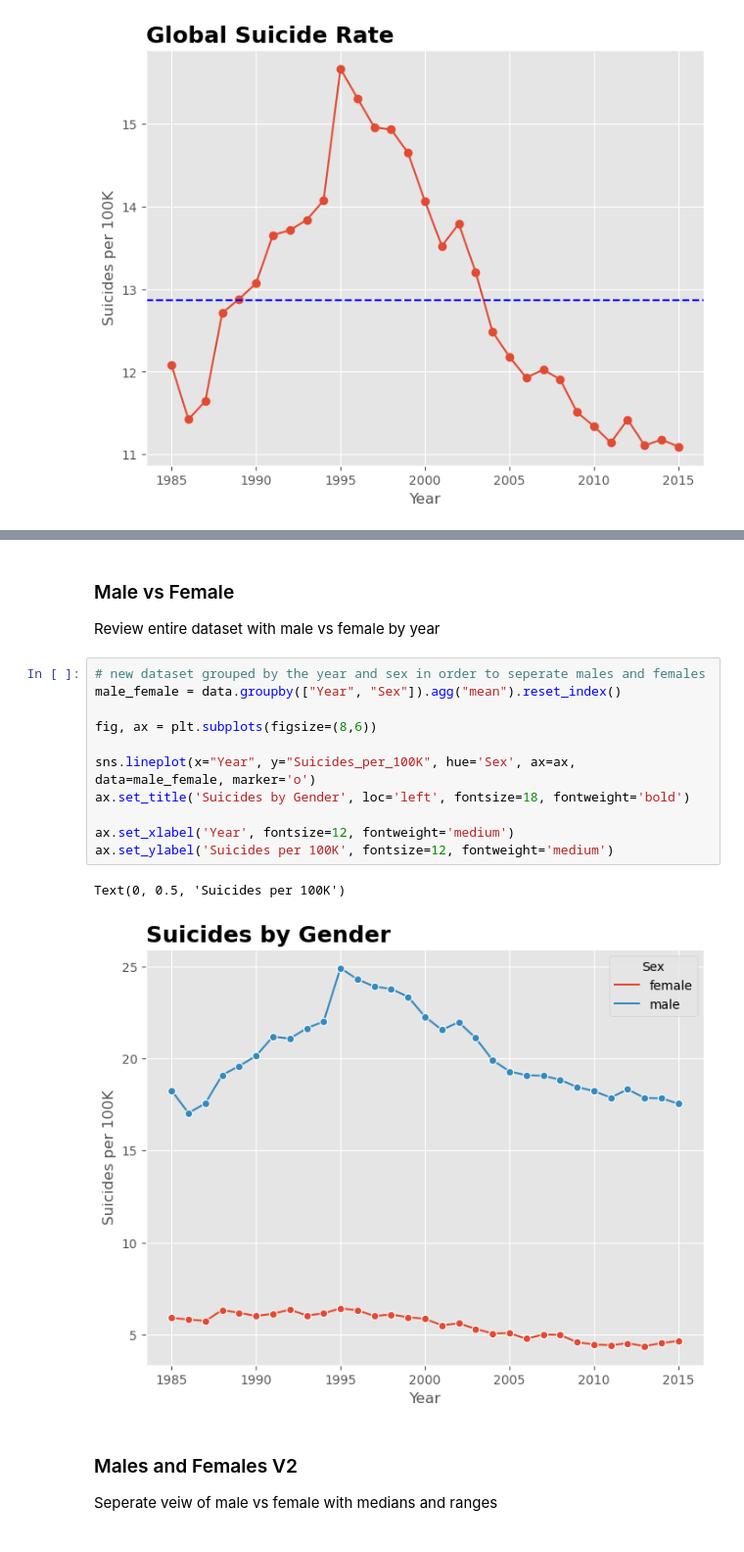
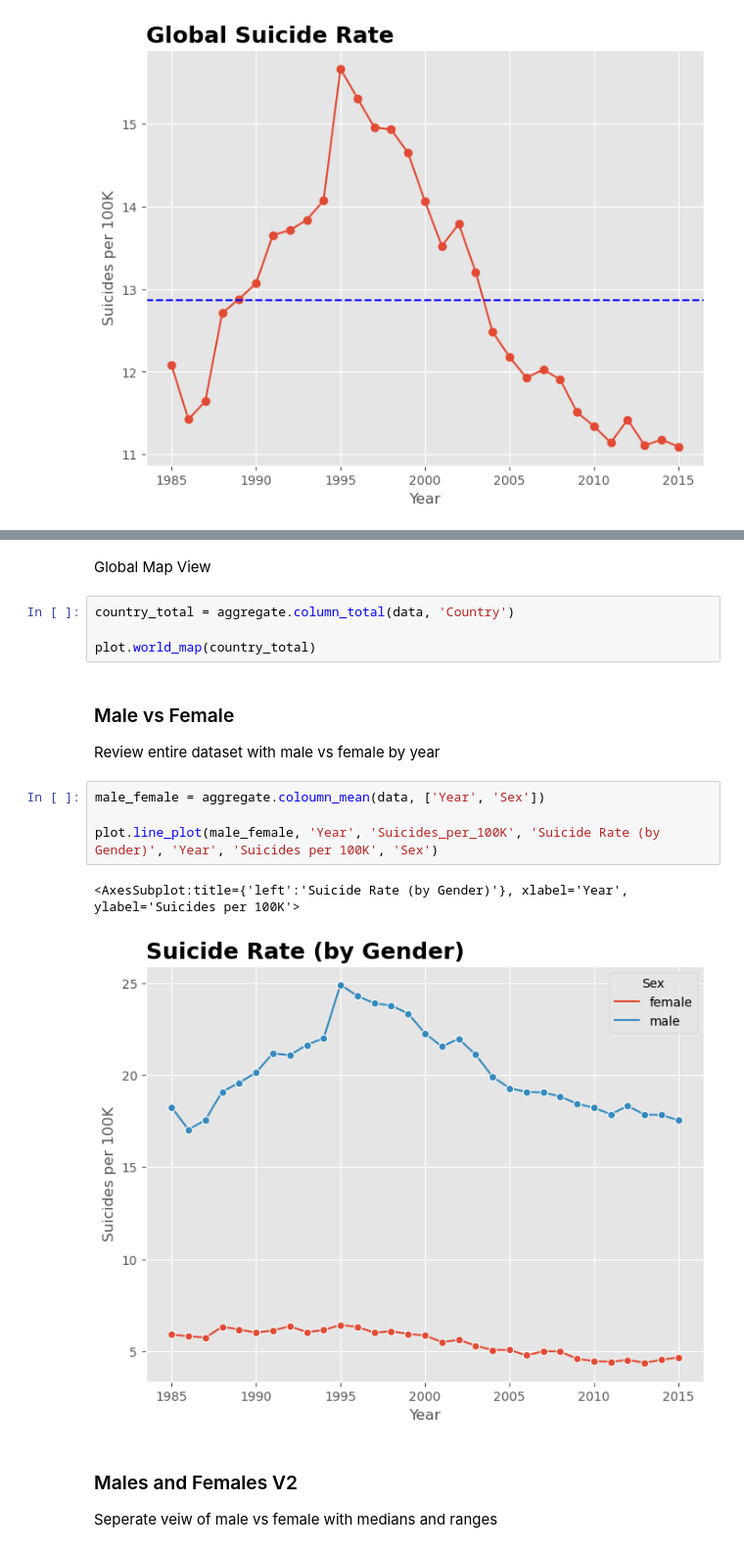
Before and after one commit to JaimeVRodriguez/suicide_rates_eda, a Jupyter notebook: notebooks/suicide_rate_eda.ipynb, the cells around one changed output, grey strips where cells are left out. Shown at 98% size. Drawn from its saved outputs; the diff is of its cells as text.

```diff
--- a/notebooks/suicide_rate_eda.ipynb
+++ b/notebooks/suicide_rate_eda.ipynb
@@ -90,20 +80,19 @@ country_total = plot.column_total
+# %% [markdown]
+Global Map View
+# %%
+country_total = aggregate.column_total(data, 'Country')
+
+plot.world_map(country_total)
 # %% [markdown]
 ### Male vs Female
 Review entire dataset with male vs female by year
-# %%
-# new dataset grouped by the year and sex in order to seperate males and females
-male_female = data.groupby(["Year", "Sex"]).agg("mean").reset_index()
-
-fig, ax = plt.subplots(figsize=(8,6))
-
-sns.lineplot(x="Year", y="Suicides_per_100K", hue='Sex', ax=ax, data=male_female, marker='o')
-ax.set_title('Suicides by Gender', loc='left', fontsize=18, fontweight='bold')
-
-ax.set_xlabel('Year', fontsize=12, fontweight='medium')
-ax.set_ylabel('Suicides per 100K', fontsize=12, fontweight='medium')
-# %% [output]
-Text(0, 0.5, 'Suicides per 100K')
-[figure, removed]
+# %%
+male_female = aggregate.coloumn_mean(data, ['Year', 'Sex'])
+
+plot.line_plot(male_female, 'Year', 'Suicides_per_100K', 'Suicide Rate (by Gender)', 'Year', 'Suicides per 100K', 'Sex')
+# %% [output]
+<AxesSubplot:title={'left':'Suicide Rate (by Gender)'}, xlabel='Year', ylabel='Suicides per 100K'>
+[figure, added]
 # %% [markdown]
 ### Males and Females V2
 Seperate veiw of male vs female with medians and ranges
```
Also changed, not shown: parts of 7 cells of this notebook, 3 other files.
